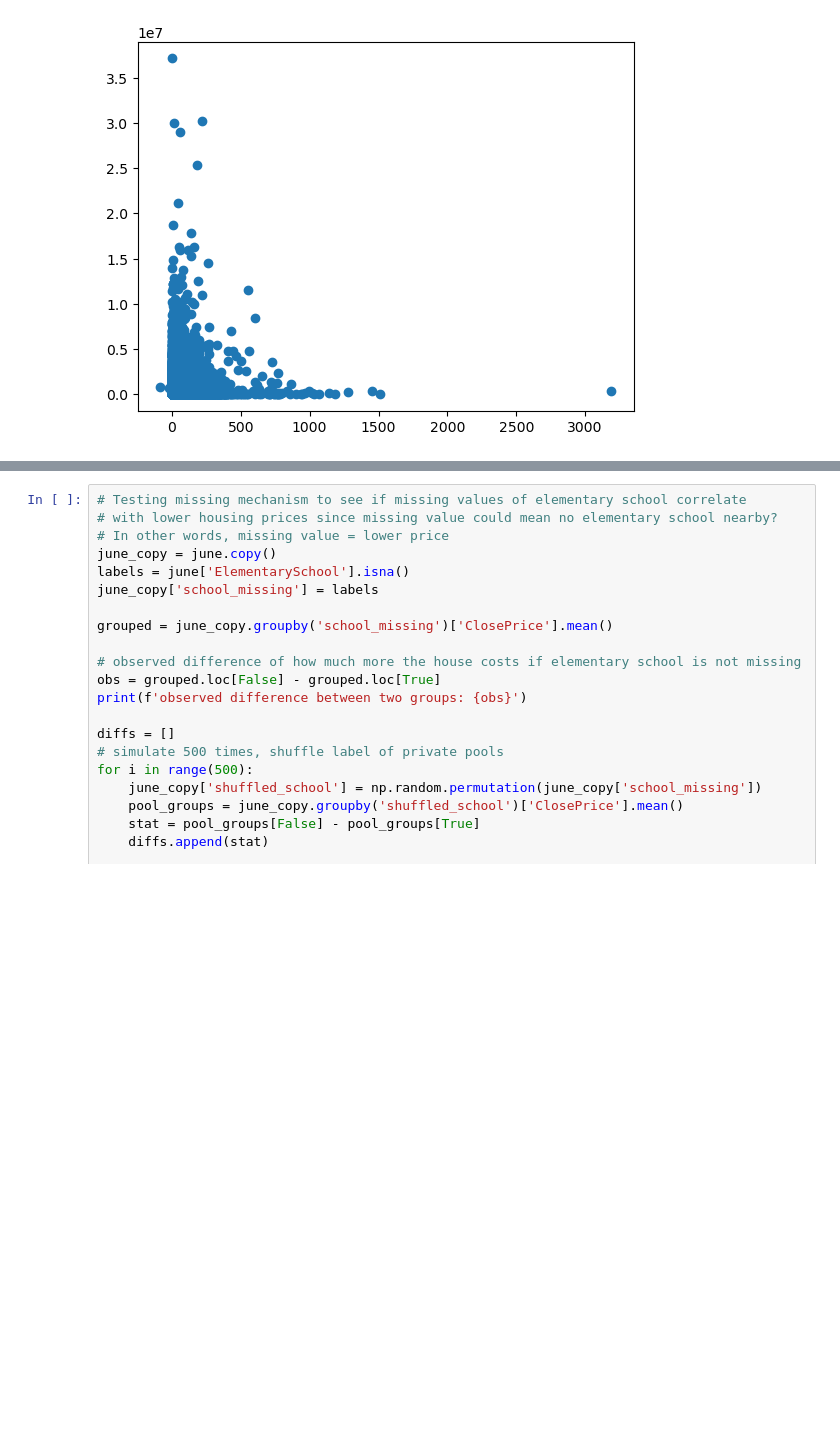
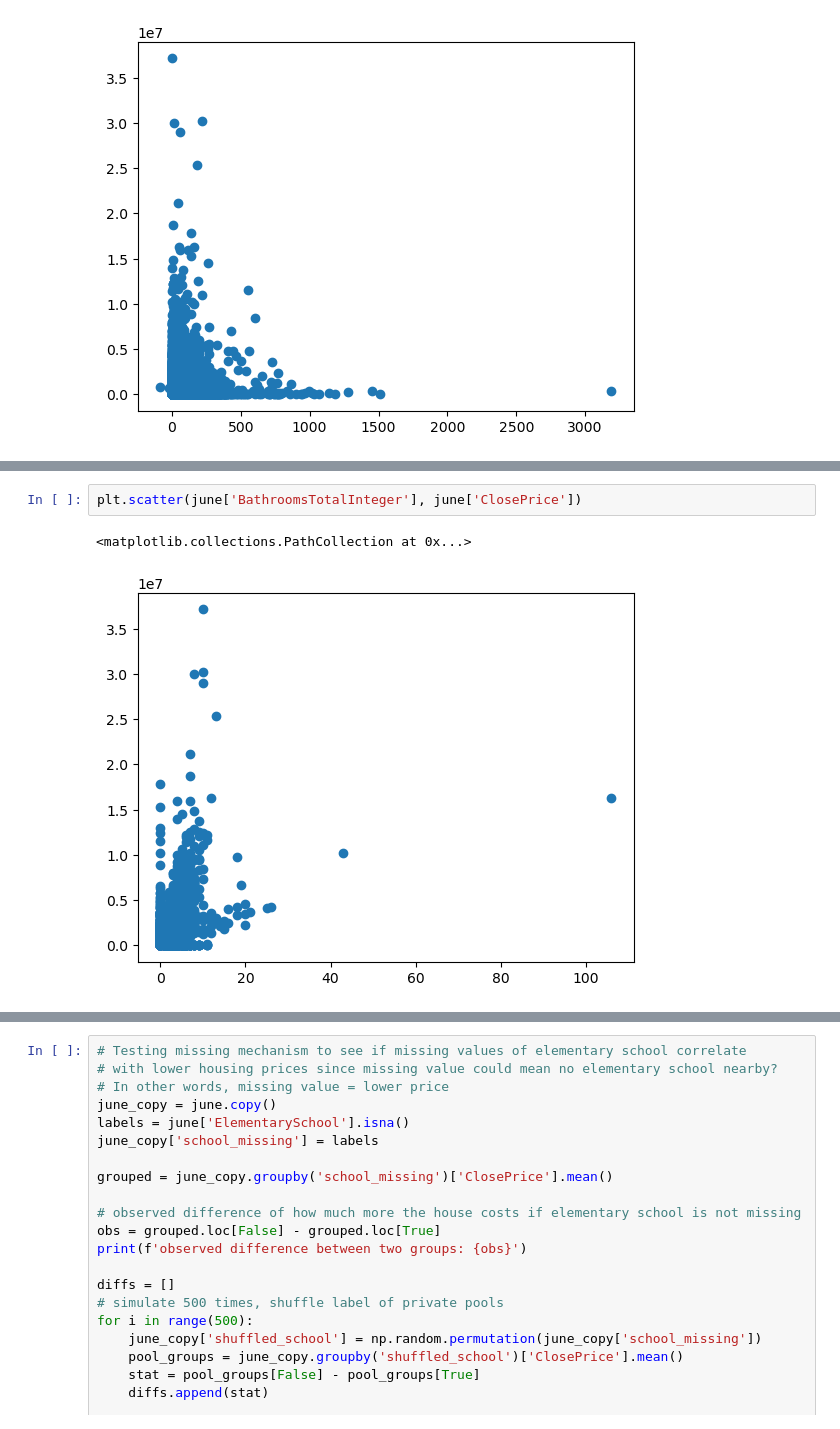
Before and after one commit to bbousquette1/IDX-Exchange-DS16-Winter2025, a Jupyter notebook: claire_EDA.ipynb, the cells around one changed output, grey strips where cells are left out. Cells and saved outputs as stored; diff of their text form; blank space fills up the shorter version.

```diff
--- a/claire_EDA.ipynb
+++ b/claire_EDA.ipynb
@@ -71,0 +77,5 @@ plt.scatter(june['DaysOnMarket'], june['ClosePrice'])
+# %%
+plt.scatter(june['BathroomsTotalInteger'], june['ClosePrice'])
+# %% [output]
+<matplotlib.collections.PathCollection at 0x...>
+[figure, added]
```
Also changed, not shown: parts of 8 cells of this notebook.
